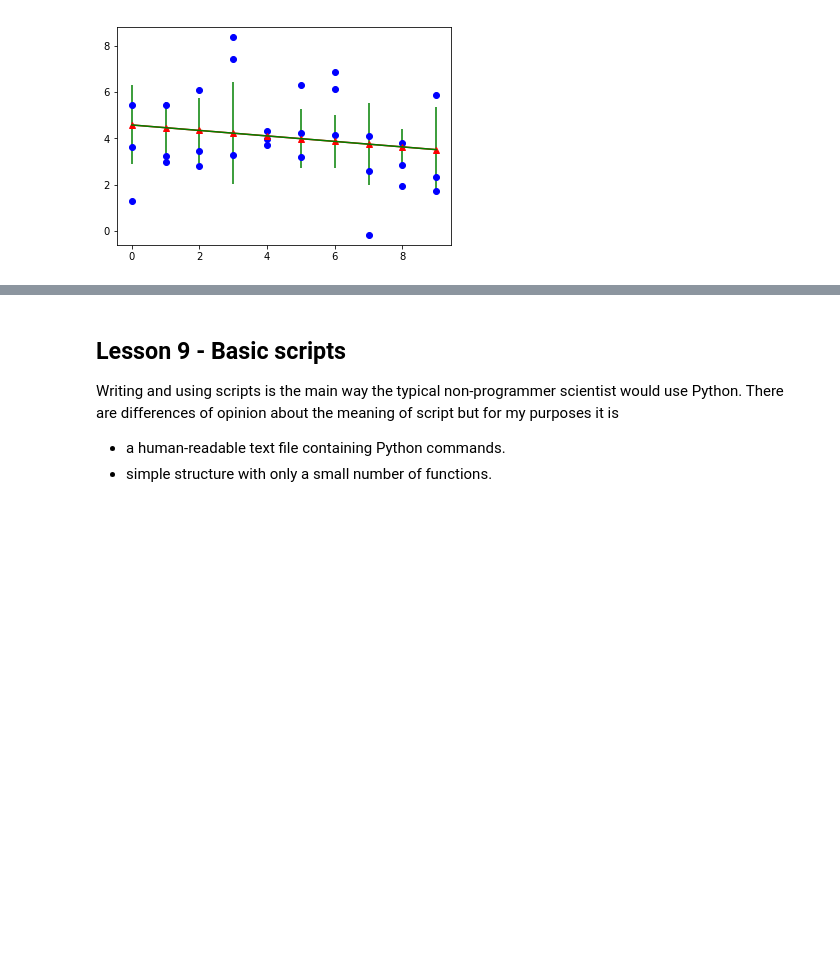
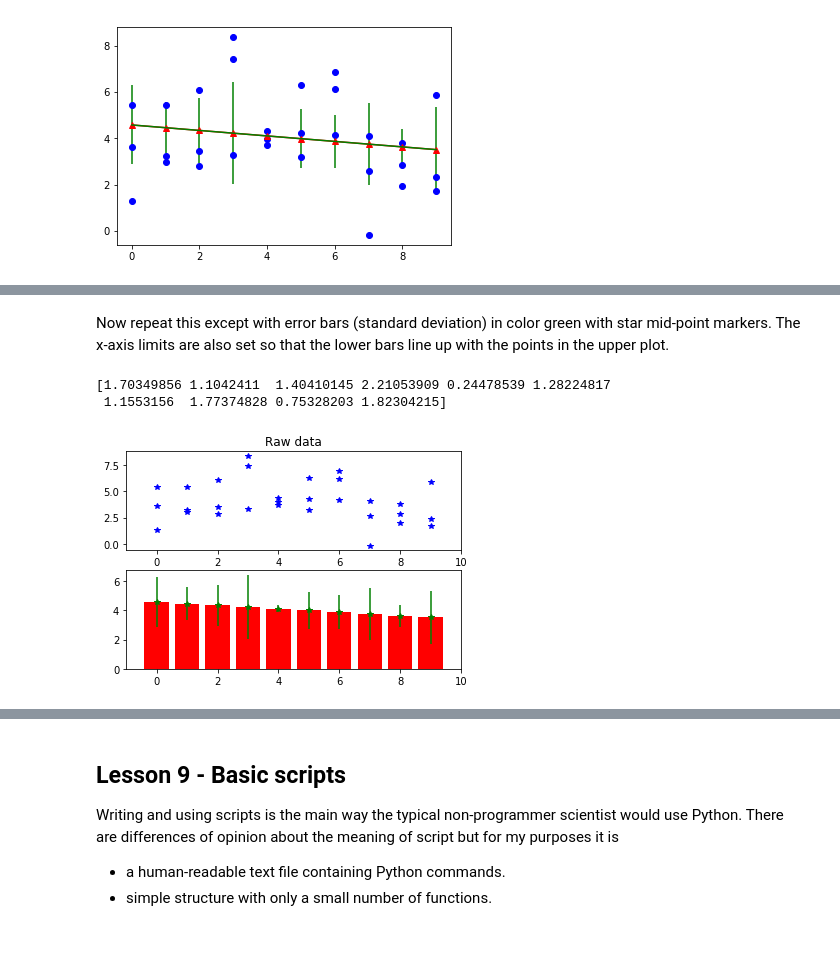
Before and after one commit to pradau/python_for_psychologists, a Jupyter notebook: Python_for_Psychologists.ipynb, the cells around one changed output, grey strips where cells are left out. Saved outputs shown, nothing was run; the diff lists cells and outputs as text; code cells hidden in the pictures; blank space fills up the shorter version.

```diff
--- a/Python_for_Psychologists.ipynb
+++ b/Python_for_Psychologists.ipynb
@@ -692,0 +711,23 @@ plt.close()
+# %% [markdown]
+Now repeat this except with error bars (standard deviation) in color green with star mid-point markers. The x-axis limits are also set so that the lower bars line up with the points in the upper plot.
+# %%
+#row 1 subplot
+plt.subplot(nrows, ncols, idx)
+plt.plot(data,'b*')
+plt.title('Raw data')
+plt.xlim((-1,10))
+
+#row 2 subplot
+plt.subplot(nrows, ncols, idx+1)
+err = np.std(data, axis=1)
+print(yerr)
+plt.bar(x, fit_fn(x), color='r')
+plt.errorbar(x, fit_fn(x), err, fmt='*g')
+plt.xlim((-1,10))  #must set limits for each subplot or else it uses defaults.
+
+plt.show()
+plt.close()
+# %% [output]
+[1.70349856 1.1042411  1.40410145 2.21053909 0.24478539 1.28224817
+ 1.1553156  1.77374828 0.75328203 1.82304215]
+[figure, added]
```
Also changed, not shown: parts of 8 cells of this notebook.
